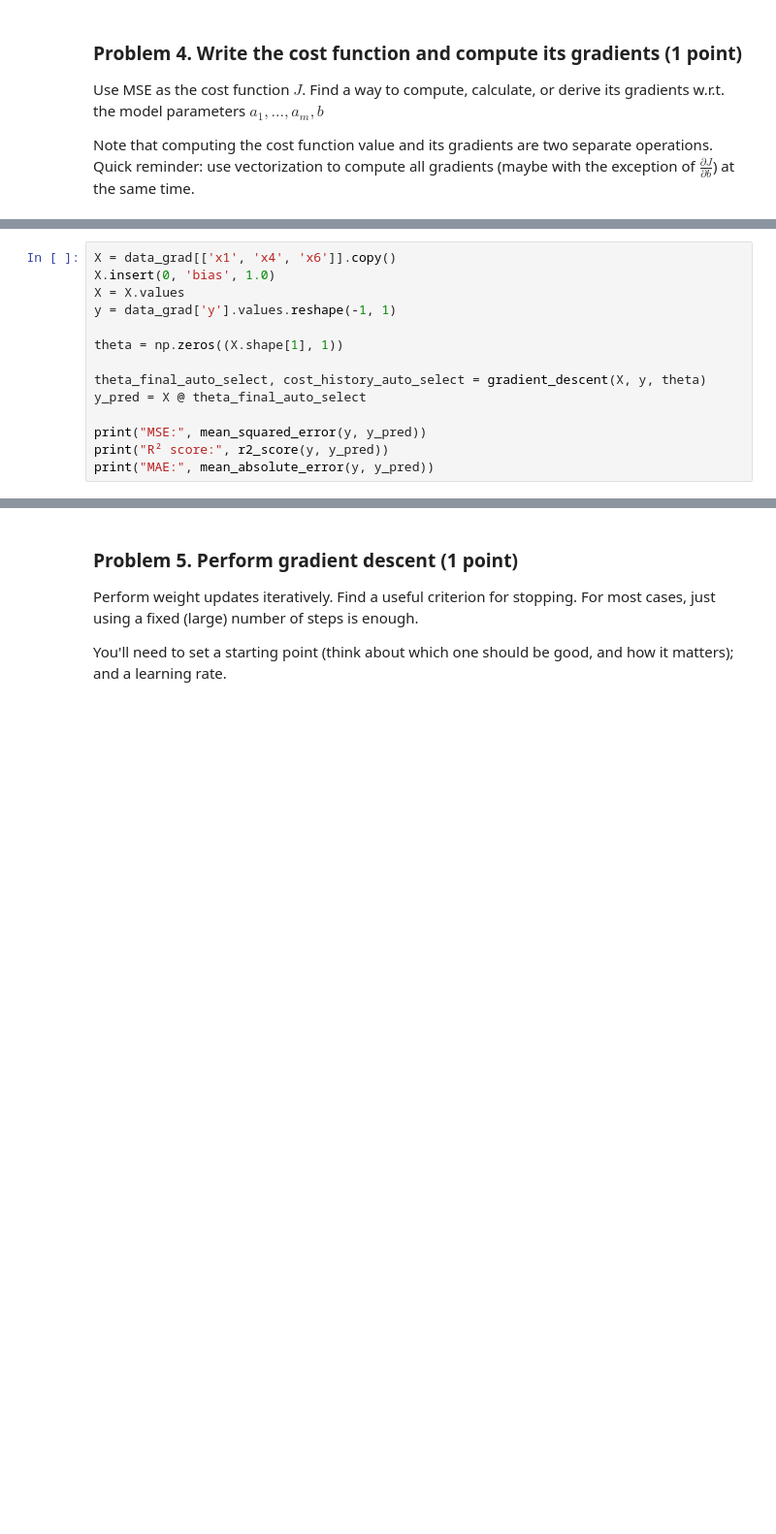
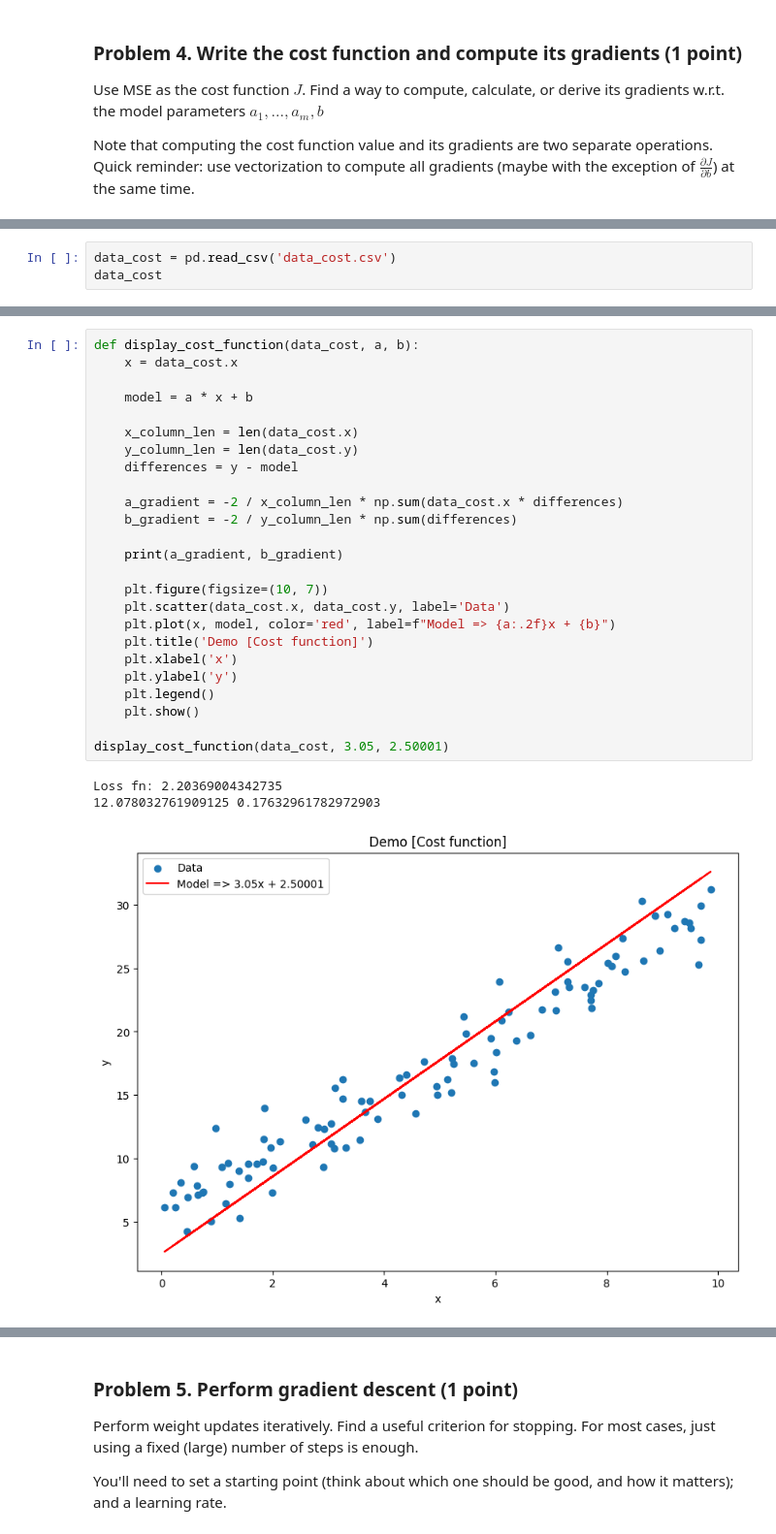
Before and after one commit to plamensve/Data_Science_Upskill_Softuni, a Jupyter notebook: 08_regression_models/Regression Models Lab.ipynb, the cells around one changed output, grey strips where cells are left out. Shown at 97% size. Drawn from its saved outputs; the diff is of its cells as text; blank space fills up the shorter version.

Commit message:
Add linear regression and gradient descent exercise

```diff
--- a/08_regression_models/Regression Models Lab.ipynb
+++ b/08_regression_models/Regression Models Lab.ipynb
@@ -377,14 +241,0 @@ Fit the model with this best features base on linear relation with [y]: ['x1', '
-# %%
-X = data_grad[['x1', 'x4', 'x6']].copy()
-X.insert(0, 'bias', 1.0)
-X = X.values
-y = data_grad['y'].values.reshape(-1, 1)
-
-theta = np.zeros((X.shape[1], 1))
-
-theta_final_auto_select, cost_history_auto_select = gradient_descent(X, y, theta)
-y_pred = X @ theta_final_auto_select
-
-print("MSE:", mean_squared_error(y, y_pred))
-print("R² score:", r2_score(y, y_pred))
-print("MAE:", mean_absolute_error(y, y_pred))
@@ -394,0 +259,3 @@ MAE: 10.96657983870142
+# %%
+data_cost = pd.read_csv('data_cost.csv')
+data_cost
@@ -394,0 +276,29 @@ MAE: 10.96657983870142
+# %%
+def display_cost_function(data_cost, a, b):
+    x = data_cost.x
+
+    model = a * x + b
+
+    x_column_len = len(data_cost.x)
+    y_column_len = len(data_cost.y)
+    differences = y - model
+
+    a_gradient = -2 / x_column_len * np.sum(data_cost.x * differences)
+    b_gradient = -2 / y_column_len * np.sum(differences)
+
+    print(a_gradient, b_gradient)
+
+    plt.figure(figsize=(10, 7))
+    plt.scatter(data_cost.x, data_cost.y, label='Data')
+    plt.plot(x, model, color='red', label=f"Model => {a:.2f}x + {b}")
+    plt.title('Demo [Cost function]')
+    plt.xlabel('x')
+    plt.ylabel('y')
+    plt.legend()
+    plt.show()
+
+display_cost_function(data_cost, 3.05, 2.50001)
+# %% [output]
+Loss fn: 2.20369004342735
+12.078032761909125 0.17632961782972903
+[figure, added]
```
Also changed, not shown: parts of 23 cells of this notebook, 1 other file.
